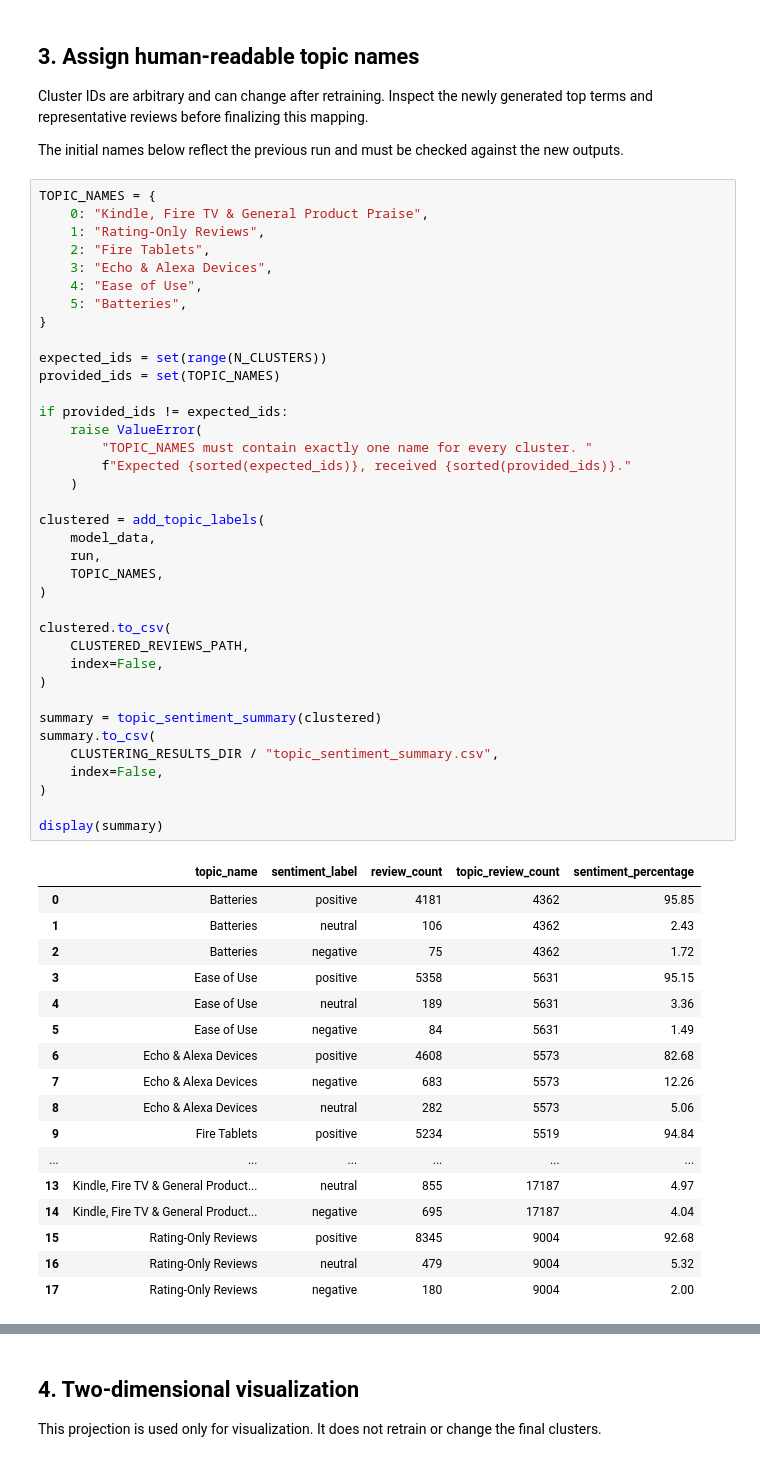
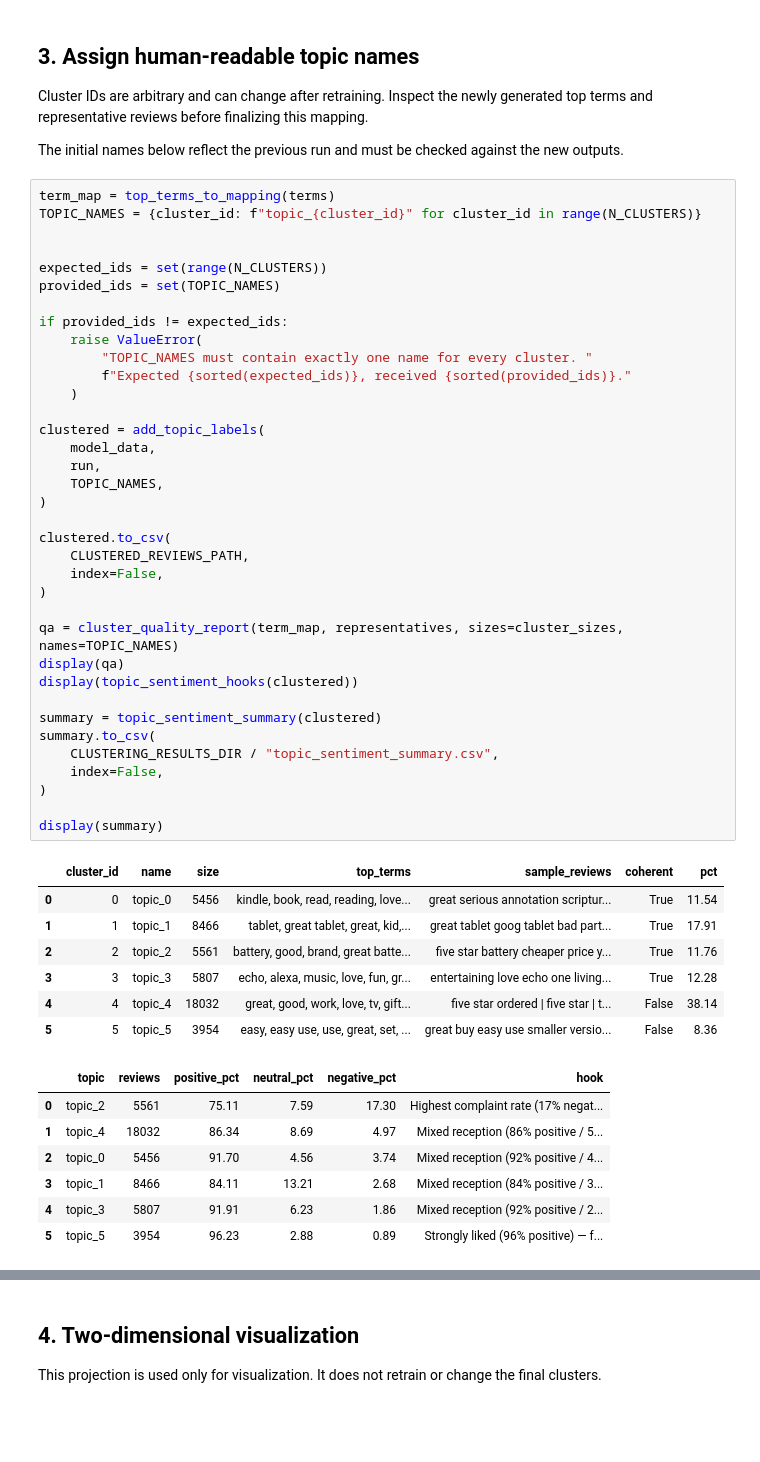
Before and after one commit to karimamzghi/voxforge-ai-review-analytics, a Jupyter notebook: notebooks/clustering/07_tfidf_kmeans_topics.ipynb, the cells around one changed output, grey strips where cells are left out. Cells and saved outputs as stored; diff of their text form; blank space fills up the shorter version.

Commit message:
feat: improve our clustering categorization and clusters

```diff
--- a/notebooks/clustering/07_tfidf_kmeans_topics.ipynb
+++ b/notebooks/clustering/07_tfidf_kmeans_topics.ipynb
@@ -225,57 +230,53 @@ Cluster IDs are arbitrary and can change after retraining. Inspect the newly gen
 
 The initial names below reflect the previous run and must be checked against the new outputs.
 # %%
-TOPIC_NAMES = {
-    0: "Kindle, Fire TV & General Product Praise",
-    1: "Rating-Only Reviews",
-    2: "Fire Tablets",
-    3: "Echo & Alexa Devices",
-    4: "Ease of Use",
-    5: "Batteries",
-}
+term_map = top_terms_to_mapping(terms)
+TOPIC_NAMES = {cluster_id: f"topic_{cluster_id}" for cluster_id in range(N_CLUSTERS)}
+
 
 expected_ids = set(range(N_CLUSTERS))
 provided_ids = set(TOPIC_NAMES)
 
 if provided_ids != expected_ids:
     raise ValueError(
         "TOPIC_NAMES must contain exactly one name for every cluster. "
         f"Expected {sorted(expected_ids)}, received {sorted(provided_ids)}."
     )
 
 clustered = add_topic_labels(
     model_data,
     run,
     TOPIC_NAMES,
 )
 
 clustered.to_csv(
     CLUSTERED_REVIEWS_PATH,
     index=False,
 )
 
+qa = cluster_quality_report(term_map, representatives, sizes=cluster_sizes, names=TOPIC_NAMES)
+display(qa)
+display(topic_sentiment_hooks(clustered))
+
 summary = topic_sentiment_summary(clustered)
 summary.to_csv(
     CLUSTERING_RESULTS_DIR / "topic_sentiment_summary.csv",
     index=False,
 )
 
 display(summary)
 # %% [output]
-|  | topic_name | sentiment_label | review_count | topic_review_count | sentiment_percentage |
-| 0 | Batteries | positive | 4181 | 4362 | 95.85 |
-| 1 | Batteries | neutral | 106 | 4362 | 2.43 |
-| 2 | Batteries | negative | 75 | 4362 | 1.72 |
-| 3 | Ease of Use | positive | 5358 | 5631 | 95.15 |
-| 4 | Ease of Use | neutral | 189 | 5631 | 3.36 |
-| 5 | Ease of Use | negative | 84 | 5631 | 1.49 |
-| 6 | Echo & Alexa Devices | positive | 4608 | 5573 | 82.68 |
-| 7 | Echo & Alexa Devices | negative | 683 | 5573 | 12.26 |
-| 8 | Echo & Alexa Devices | neutral | 282 | 5573 | 5.06 |
-| 9 | Fire Tablets | positive | 5234 | 5519 | 94.84 |
-| ... | ... | ... | ... | ... | ... |
-| 13 | Kindle, Fire TV & General Product... | neutral | 855 | 17187 | 4.97 |
-| 14 | Kindle, Fire TV & General Product... | negative | 695 | 17187 | 4.04 |
-| 15 | Rating-Only Reviews | positive | 8345 | 9004 | 92.68 |
-| 16 | Rating-Only Reviews | neutral | 479 | 9004 | 5.32 |
-| 17 | Rating-Only Reviews | negative | 180 | 9004 | 2.00 |
+|  | cluster_id | name | size | top_terms | sample_reviews | coherent | pct |
+| 0 | 0 | topic_0 | 5456 | kindle, book, read, reading, love... | great serious annotation scriptur... | True | 11.54 |
+| 1 | 1 | topic_1 | 8466 | tablet, great tablet, great, kid,... | great tablet goog tablet bad part... | True | 17.91 |
+| 2 | 2 | topic_2 | 5561 | battery, good, brand, great batte... | five star battery cheaper price y... | True | 11.76 |
+| 3 | 3 | topic_3 | 5807 | echo, alexa, music, love, fun, gr... | entertaining love echo one living... | True | 12.28 |
+| 4 | 4 | topic_4 | 18032 | great, good, work, love, tv, gift... | five star ordered | five star | t... | False | 38.14 |
+| 5 | 5 | topic_5 | 3954 | easy, easy use, use, great, set, ... | great buy easy use smaller versio... | False | 8.36 |
+|  | topic | reviews | positive_pct | neutral_pct | negative_pct | hook |
+| 0 | topic_2 | 5561 | 75.11 | 7.59 | 17.30 | Highest complaint rate (17% negat... |
+| 1 | topic_4 | 18032 | 86.34 | 8.69 | 4.97 | Mixed reception (86% positive / 5... |
+| 2 | topic_0 | 5456 | 91.70 | 4.56 | 3.74 | Mixed reception (92% positive / 4... |
+| 3 | topic_1 | 8466 | 84.11 | 13.21 | 2.68 | Mixed reception (84% positive / 3... |
+| 4 | topic_3 | 5807 | 91.91 | 6.23 | 1.86 | Mixed reception (92% positive / 2... |
+| 5 | topic_5 | 3954 | 96.23 | 2.88 | 0.89 | Strongly liked (96% positive) — f... |
```
Also changed, not shown: parts of 5 cells of this notebook, 19 other files.
